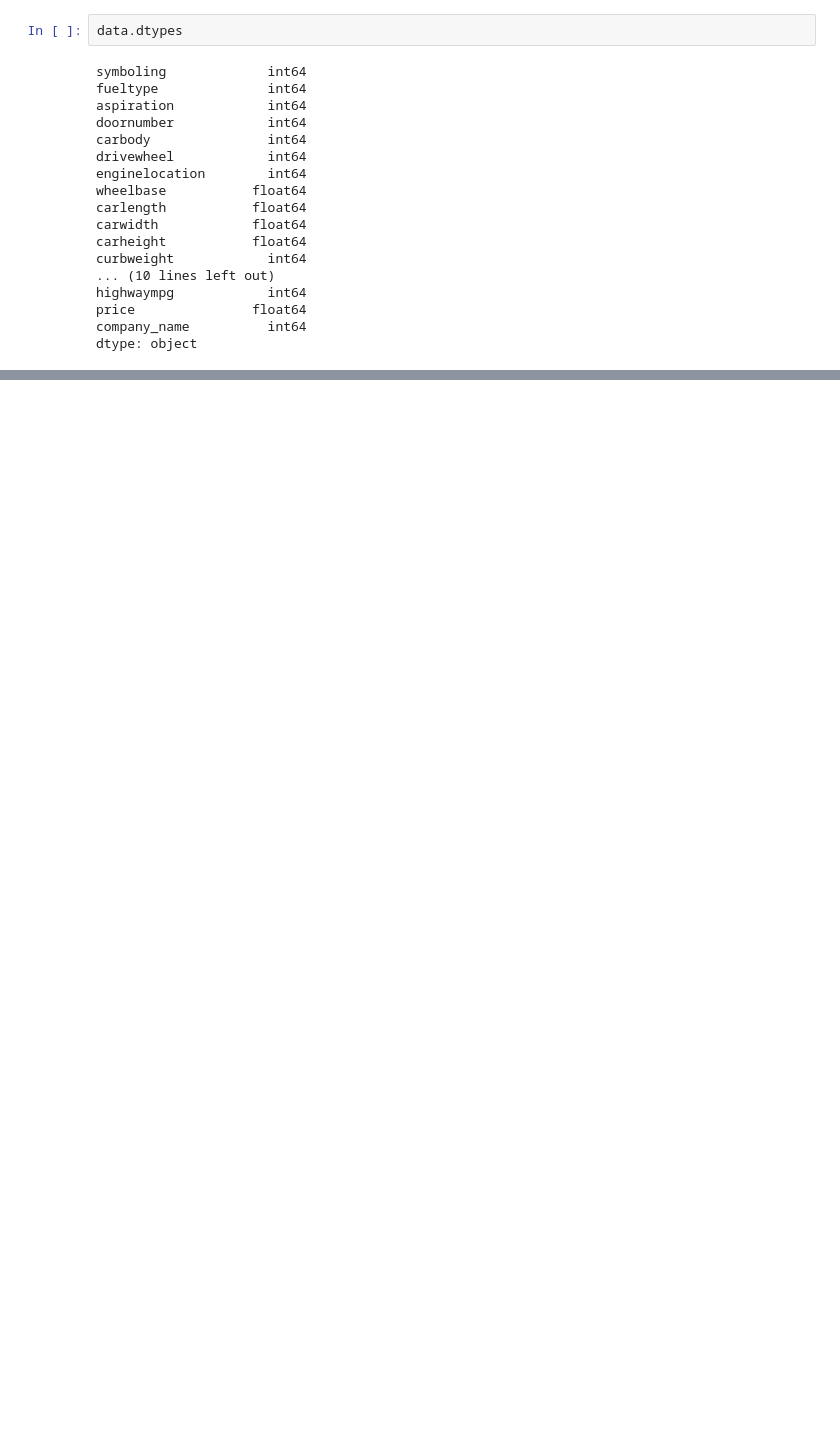
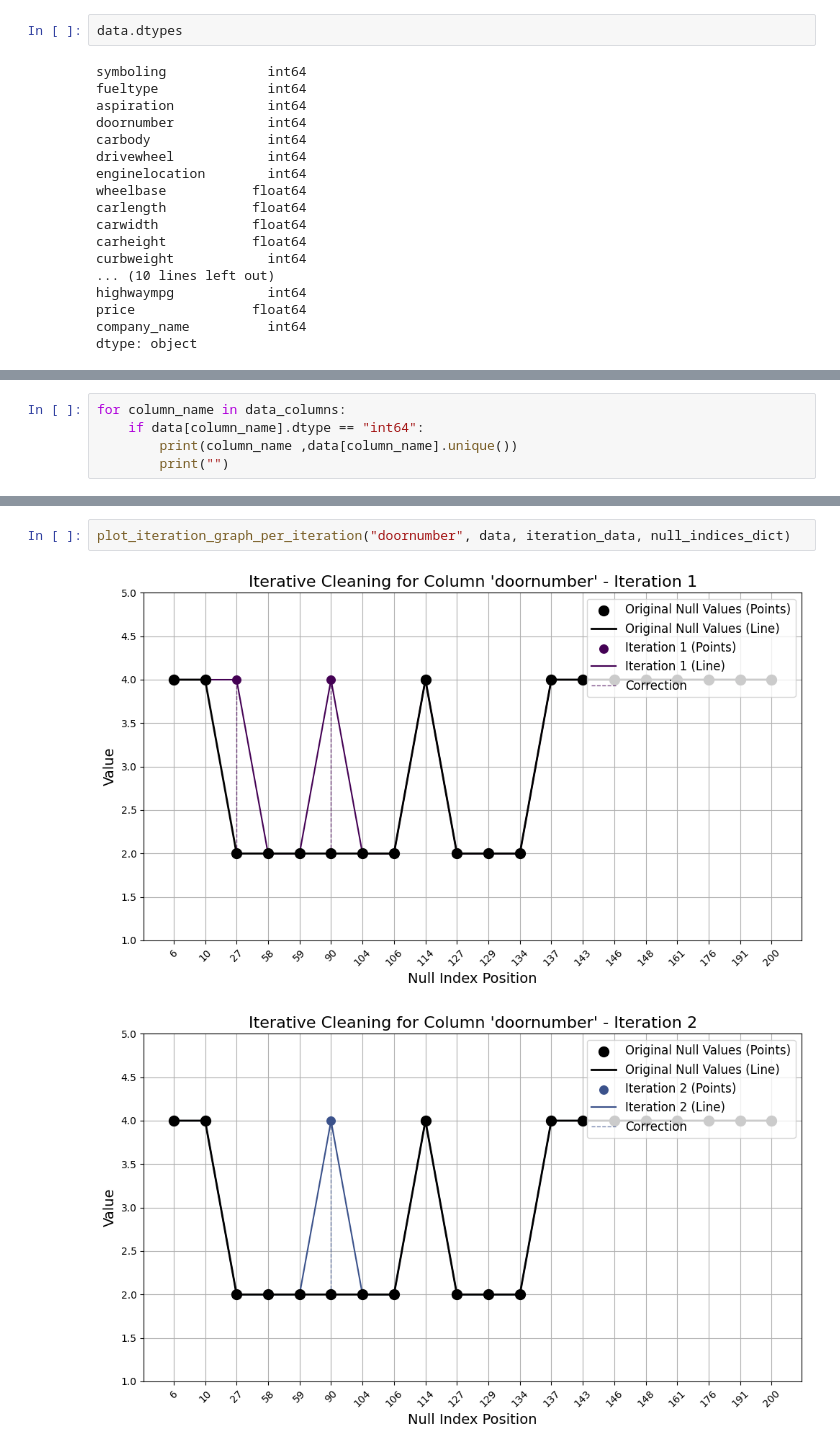
Before and after one commit to harmeshgv/missing-value-imputation, a Jupyter notebook: model_new.ipynb, the cells around one changed output, grey strips where cells are left out. Saved outputs shown, nothing was run; the diff lists cells and outputs as text; blank space fills up the shorter version.

```diff
--- a/model_new.ipynb
+++ b/model_new.ipynb
@@ -524,0 +682,5 @@ def comparsion(data_iterative, data_original, data_null, data_columns):
+# %%
+for column_name in data_columns:
+    if data[column_name].dtype == "int64":
+        print(column_name ,data[column_name].unique())
+        print("")
@@ -524,0 +1150,5 @@ def comparsion(data_iterative, data_original, data_null, data_columns):
+# %%
+plot_iteration_graph_per_iteration("doornumber", data, iteration_data, null_indices_dict)
+# %% [output]
+[figure, added]
+[figure, added]
```
Also changed, not shown: parts of 77 cells of this notebook, 8 other files.
